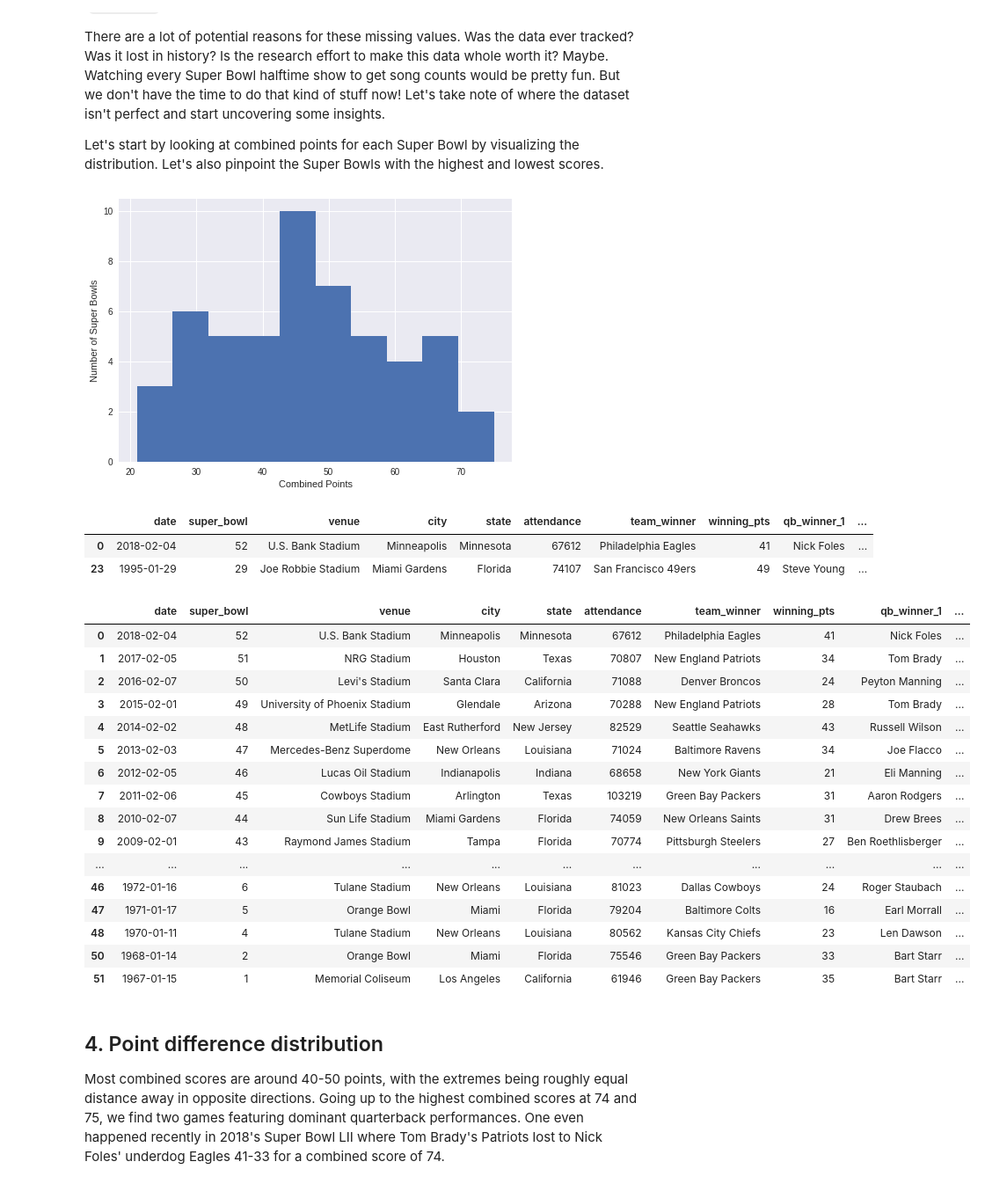
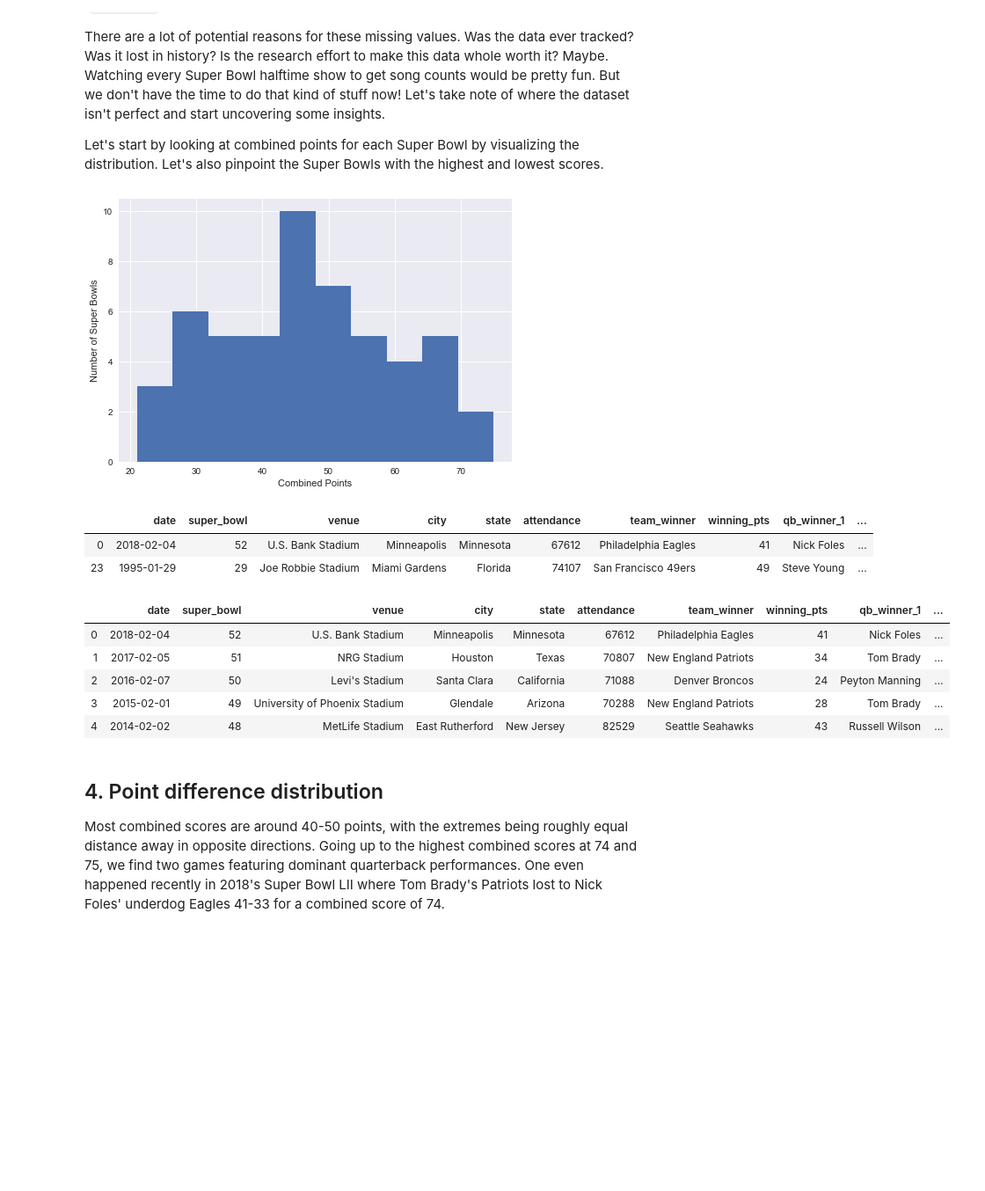
Before and after one commit to mb-la/Ind.-Projects, a Jupyter notebook: TV, Halftime Shows, and the Big Game/notebook.ipynb, the cells around one changed output. Shown at 88% size. Saved outputs shown, nothing was run; the diff lists cells and outputs as text; code cells hidden in the pictures; blank space fills up the shorter version.

```diff
--- a/TV, Halftime Shows, and the Big Game/notebook.ipynb
+++ b/TV, Halftime Shows, and the Big Game/notebook.ipynb
@@ -87,41 +87,30 @@ memory usage: 3.2+ KB
 # %%
 # Import matplotlib and set plotting style
 from matplotlib import pyplot as plt
 %matplotlib inline
 plt.style.use('seaborn')
 
 # Plot a histogram of combined points
 # ... YOUR CODE FOR TASK 3 ...
 plt.hist(super_bowls['combined_pts'])
 plt.xlabel('Combined Points')
 plt.ylabel('Number of Super Bowls')
 plt.show()
 
 # Display the Super Bowls with the highest and lowest combined scores
 display(super_bowls[super_bowls['combined_pts'] > 70])
-display(super_bowls[super_bowls['combined_pts'] > 25])
+super_bowls[super_bowls['combined_pts'] > 25].head()
 # %% [output]
 [figure]
 |  | date | super_bowl | venue | city | state | attendance | team_winner | winning_pts | qb_winner_1 | ... |
 | 0 | 2018-02-04 | 52 | U.S. Bank Stadium | Minneapolis | Minnesota | 67612 | Philadelphia Eagles | 41 | Nick Foles | ... |
 | 23 | 1995-01-29 | 29 | Joe Robbie Stadium | Miami Gardens | Florida | 74107 | San Francisco 49ers | 49 | Steve Young | ... |
 |  | date | super_bowl | venue | city | state | attendance | team_winner | winning_pts | qb_winner_1 | ... |
 | 0 | 2018-02-04 | 52 | U.S. Bank Stadium | Minneapolis | Minnesota | 67612 | Philadelphia Eagles | 41 | Nick Foles | ... |
 | 1 | 2017-02-05 | 51 | NRG Stadium | Houston | Texas | 70807 | New England Patriots | 34 | Tom Brady | ... |
 | 2 | 2016-02-07 | 50 | Levi's Stadium | Santa Clara | California | 71088 | Denver Broncos | 24 | Peyton Manning | ... |
 | 3 | 2015-02-01 | 49 | University of Phoenix Stadium | Glendale | Arizona | 70288 | New England Patriots | 28 | Tom Brady | ... |
 | 4 | 2014-02-02 | 48 | MetLife Stadium | East Rutherford | New Jersey | 82529 | Seattle Seahawks | 43 | Russell Wilson | ... |
-| 5 | 2013-02-03 | 47 | Mercedes-Benz Superdome | New Orleans | Louisiana | 71024 | Baltimore Ravens | 34 | Joe Flacco | ... |
-| 6 | 2012-02-05 | 46 | Lucas Oil Stadium | Indianapolis | Indiana | 68658 | New York Giants | 21 | Eli Manning | ... |
-| 7 | 2011-02-06 | 45 | Cowboys Stadium | Arlington | Texas | 103219 | Green Bay Packers | 31 | Aaron Rodgers | ... |
-| 8 | 2010-02-07 | 44 | Sun Life Stadium | Miami Gardens | Florida | 74059 | New Orleans Saints | 31 | Drew Brees | ... |
-| 9 | 2009-02-01 | 43 | Raymond James Stadium | Tampa | Florida | 70774 | Pittsburgh Steelers | 27 | Ben Roethlisberger | ... |
-| ... | ... | ... | ... | ... | ... | ... | ... | ... | ... | ... |
-| 46 | 1972-01-16 | 6 | Tulane Stadium | New Orleans | Louisiana | 81023 | Dallas Cowboys | 24 | Roger Staubach | ... |
-| 47 | 1971-01-17 | 5 | Orange Bowl | Miami | Florida | 79204 | Baltimore Colts | 16 | Earl Morrall | ... |
-| 48 | 1970-01-11 | 4 | Tulane Stadium | New Orleans | Louisiana | 80562 | Kansas City Chiefs | 23 | Len Dawson | ... |
-| 50 | 1968-01-14 | 2 | Orange Bowl | Miami | Florida | 75546 | Green Bay Packers | 33 | Bart Starr | ... |
-| 51 | 1967-01-15 | 1 | Memorial Coliseum | Los Angeles | California | 61946 | Green Bay Packers | 35 | Bart Starr | ... |
 # %% [markdown]
 ## 4. Point difference distribution
 <p>Most combined scores are around 40-50 points, with the extremes being roughly equal distance away in opposite directions. Going up to the highest combined scores at 74 and 75, we find two games featuring dominant quarterback performances. One even happened recently in 2018's Super Bowl LII where Tom Brady's Patriots lost to Nick Foles' underdog Eagles 41-33 for a combined score of 74.</p>
```
Also changed, not shown: parts of 6 cells of this notebook.
